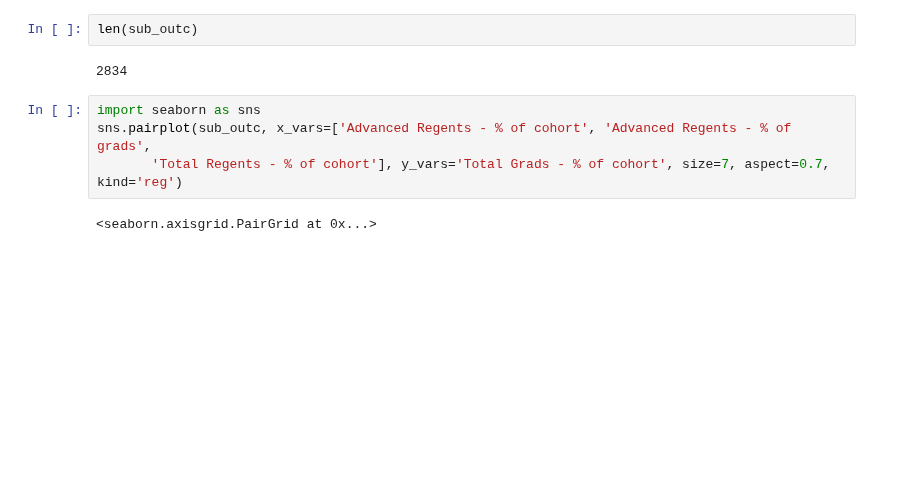
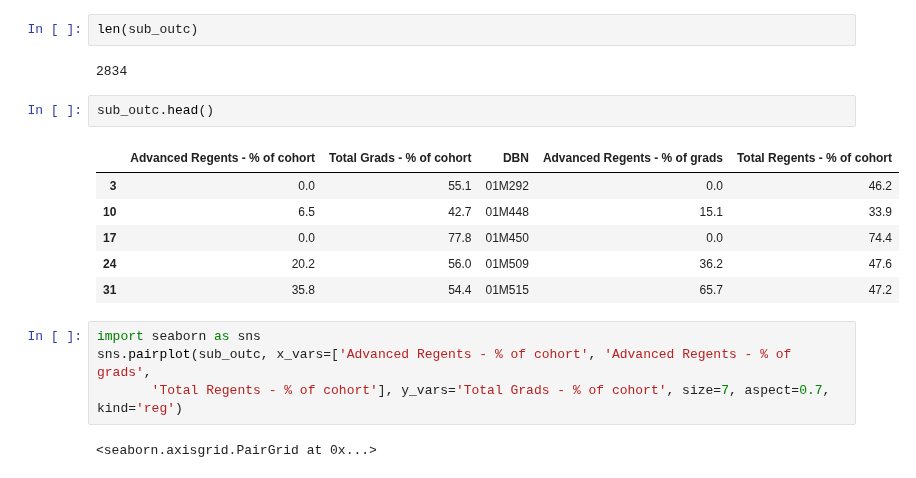
Before and after one commit to ckyko/CSC59970Project, a Jupyter notebook: school_scores.ipynb, the cells around one changed output. Cells and saved outputs as stored; diff of their text form; blank space fills up the shorter version.

```diff
--- a/school_scores.ipynb
+++ b/school_scores.ipynb
@@ -368,6 +502,15 @@ array(['Total Regents - % of cohort', 'Advanced Regents - % of cohort',
 len(sub_outc)
 # %% [output]
 2834
+# %%
+sub_outc.head()
+# %% [output]
+|  | Advanced Regents - % of cohort | Total Grads - % of cohort | DBN | Advanced Regents - % of grads | Total Regents - % of cohort |
+| 3 | 0.0 | 55.1 | 01M292 | 0.0 | 46.2 |
+| 10 | 6.5 | 42.7 | 01M448 | 15.1 | 33.9 |
+| 17 | 0.0 | 77.8 | 01M450 | 0.0 | 74.4 |
+| 24 | 20.2 | 56.0 | 01M509 | 36.2 | 47.6 |
+| 31 | 35.8 | 54.4 | 01M515 | 65.7 | 47.2 |
 # %%
 import seaborn as sns
 sns.pairplot(sub_outc, x_vars=['Advanced Regents - % of cohort', 'Advanced Regents - % of grads',
```
Also changed, not shown: parts of 35 cells of this notebook.
